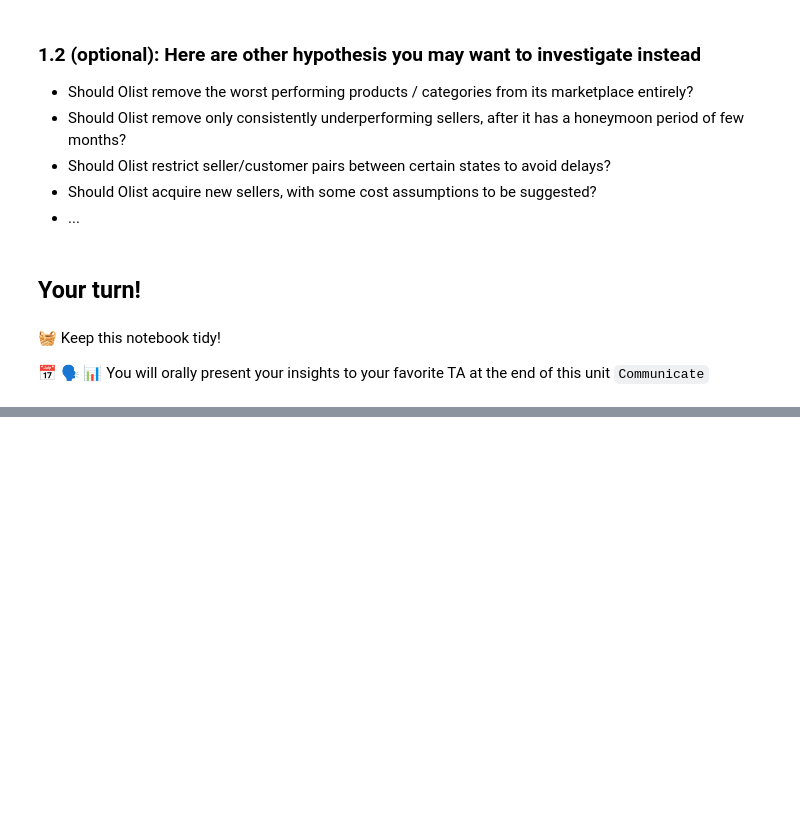
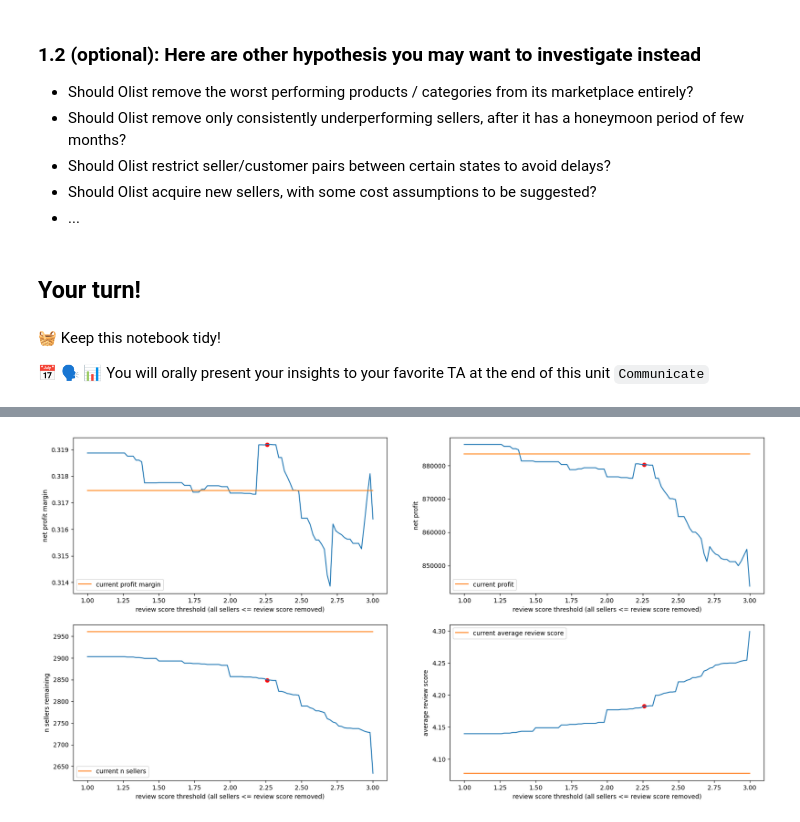
Before and after one commit to xkeeja/olist-analysis, a Jupyter notebook: ceo_request.ipynb, the cells around one changed output, grey strips where cells are left out. Cells and saved outputs as stored; diff of their text form; code cells hidden in the pictures; blank space fills up the shorter version.

```diff
--- a/ceo_request.ipynb
+++ b/ceo_request.ipynb
@@ -63,0 +214,56 @@ You will orally present your insights to your favorite TA at the end of this uni
+# %%
+review_score_threshold = np.arange(1,3.01,.02)
+new_profit_margin = []
+new_profit = []
+n_sellers = []
+new_review = []
+
+#loop to calculate new profit margin, number of remaining sellers every time sellers under an avg review score threshold is removed
+for i in review_score_threshold:
+    x_revenue = sellers_pl[sellers_pl['review_score'] <= i]['olist_revenue'].sum()
+    x_profit = sellers_pl[sellers_pl['review_score'] <= i]['olist_profit'].sum()
+    new_n_orders = orders.query("order_status == 'delivered'").order_id.count() - sellers_pl[sellers_pl['review_score'] <= i]['n_orders'].sum()
+    new_IT = IT_sf * (new_n_orders ** 0.5)
+    new_pm = (profit_t - x_profit - new_IT) / (revenue_t - x_revenue)
+    new_profit_margin.append(new_pm)
+    new_profit.append(profit_t - x_profit - new_IT)
+    n_sellers.append(len(sellers_pl) - len(sellers_pl[sellers_pl['review_score'] <= i]))
+    new_review.append(sellers_pl[sellers_pl['review_score'] > i]['review_score'].mean())
+# %%
+fig, ([ax5, ax6], [ax7, ax8]) = plt.subplots(2, 2, figsize=(20,10))
+
+# plot net profit margin vs. review score threshold
+ax5.plot(review_score_threshold, new_profit_margin)
+ax5.plot(review_score_threshold, [net_profit / revenue_t]*len(review_score_threshold), label='current profit margin')
+ax5.scatter(review_score_threshold[new_profit_margin.index(max(new_profit_margin))], max(new_profit_margin), color='red')
+ax5.set_xlabel('review score threshold (all sellers <= review score removed)')
+ax5.set_ylabel('net profit margin')
+ax5.legend(loc='lower left')
+
+# plot net profit vs. review score threshold
+ax6.plot(review_score_threshold, new_profit)
+ax6.plot(review_score_threshold, [net_profit]*len(review_score_threshold), label='current profit')
+ax6.scatter(review_score_threshold[new_profit_margin.index(max(new_profit_margin))], new_profit[new_profit_margin.index(max(new_profit_margin))], color='red')
+ax6.set_xlabel('review score threshold (all sellers <= review score removed)')
+ax6.set_ylabel('net profit')
+ax6.legend(loc='lower left')
+
+# plot n sellers remaining vs. review score threshold
+ax7.plot(review_score_threshold, n_sellers)
+ax7.plot(review_score_threshold, [len(sellers_pl)]*len(review_score_threshold), label='current n sellers')
+ax7.scatter(review_score_threshold[new_profit_margin.index(max(new_profit_margin))], n_sellers[new_profit_margin.index(max(new_profit_margin))], color='red')
+ax7.set_xlabel('review score threshold (all sellers <= review score removed)')
+ax7.set_ylabel('n sellers remaining')
+ax7.legend(loc='lower left')
+
+# plot new review scores vs. review score threshold
+ax8.plot(review_score_threshold, new_review)
+ax8.plot(review_score_threshold, [sellers_pl.review_score.mean()]*len(review_score_threshold), label='current average review score')
+ax8.scatter(review_score_threshold[new_profit_margin.index(max(new_profit_margin))], new_review[new_profit_margin.index(max(new_profit_margin))], color='red')
+ax8.set_xlabel('review score threshold (all sellers <= review score removed)')
+ax8.set_ylabel('average review score')
+ax8.legend(loc='upper left')
+
+plt.show();
+# %% [output]
+[figure, added]
```
Also changed, not shown: parts of 16 cells of this notebook.
